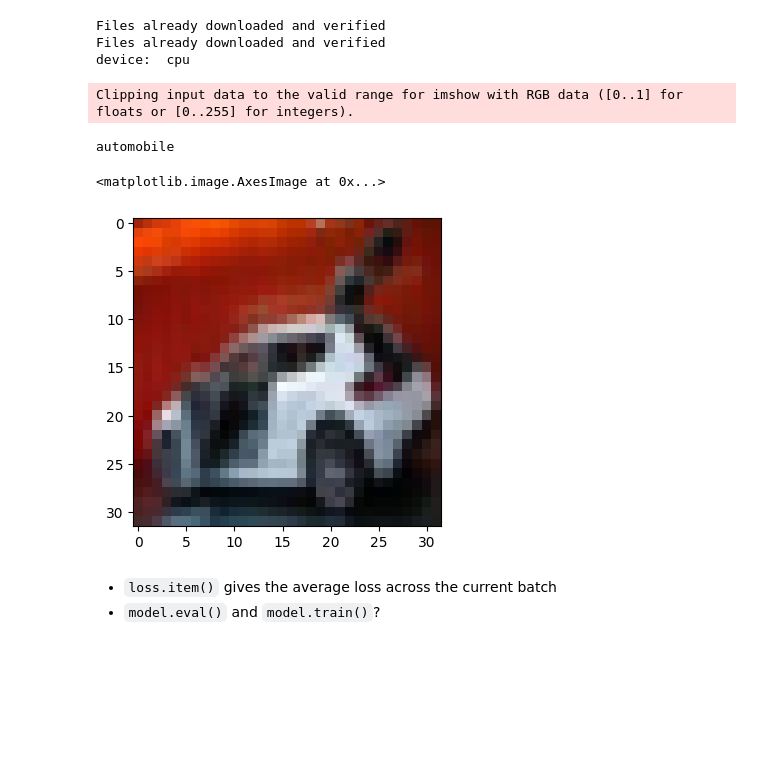
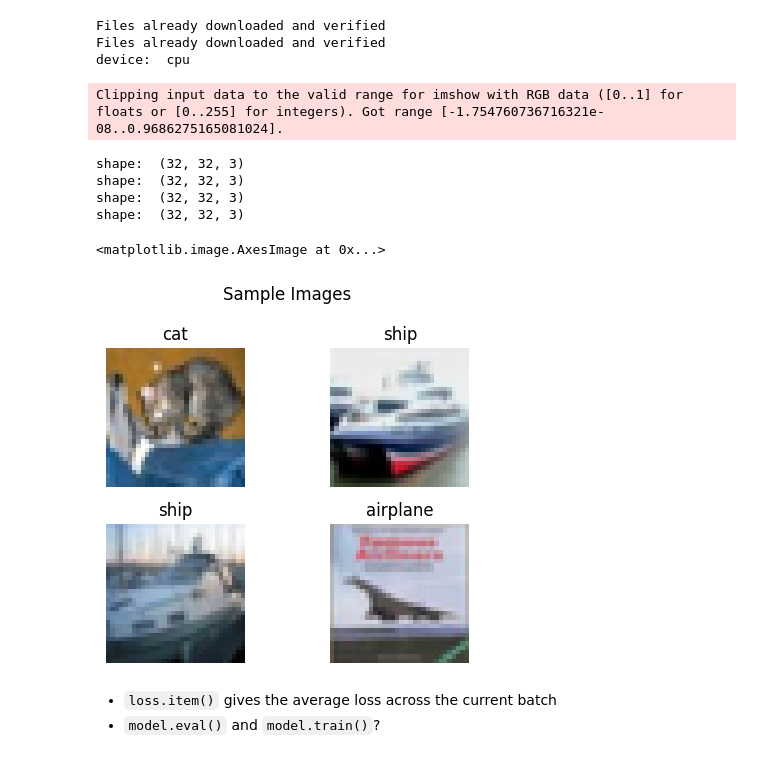
Before and after one commit to RicoJia/Machine_Learning, a Jupyter notebook: models/resnet-50-pretrained.ipynb, the cells around one changed output. Saved outputs shown, nothing was run; the diff lists cells and outputs as text; code cells hidden in the pictures; blank space fills up the shorter version.

```diff
--- a/models/resnet-50-pretrained.ipynb
+++ b/models/resnet-50-pretrained.ipynb
@@ -62,8 +144,8 @@ test_train = transforms.Compose([
 train_data = torchvision.datasets.CIFAR10(root=DATA_DIR, train = True, transform = transform_train, download = True)
 test_data = torchvision.datasets.CIFAR10(root=DATA_DIR, train = False, transform = test_train, download = True)
 
-train_dataloader = torch.utils.data.DataLoader(train_data, batch_size=64, shuffle=True, num_workers=4)
-test_dataloader = torch.utils.data.DataLoader(test_data, batch_size=32, shuffle=False, num_workers=4)
+train_dataloader = torch.utils.data.DataLoader(train_data, batch_size=16, shuffle=True, num_workers=1)
+test_dataloader = torch.utils.data.DataLoader(test_data, batch_size=16, shuffle=False, num_workers=1)
 device = torch.device("cuda:0" if torch.cuda.is_available() else "cpu")
 print("device: ", device)
 # %% [output]
@@ -73,20 +155,31 @@ device:  cpu
 # %%
 class_names = train_data.classes
 def denorm(img):
     m = np.array(mean)
     s = np.array(std)
     img = img.numpy() * s + m
     return img
-id=6
+
+ROWS, CLM=2, 2
+fig, axes = plt.subplots(nrows=ROWS, ncols=CLM)
+fig.suptitle('Sample Images')
 features, labels=next(iter(test_dataloader))
-img = denorm(features[id].permute(1,2,0).squeeze())
-print(class_names[labels[id].item()])
+for i, ax in enumerate(axes.flat):
+    img = denorm(features[i].permute(1,2,0).squeeze())
+    print("shape: ", img.shape)
+    ax.imshow(img)
+    ax.axis("off")
+    ax.set_title(class_names[labels[i].item()])
+plt.tight_layout()
 plt.imshow(img)
 # %% [output]
-Clipping input data to the valid range for imshow with RGB data ([0..1] for floats or [0..255] for integers).
+Clipping input data to the valid range for imshow with RGB data ([0..1] for floats or [0..255] for integers). Got range [-1.754760736716321e-08..0.9686275165081024].
-automobile
+shape:  (32, 32, 3)
+shape:  (32, 32, 3)
+shape:  (32, 32, 3)
+shape:  (32, 32, 3)
 <matplotlib.image.AxesImage at 0x...>
-[figure, old version]
+[figure, new version]
 # %% [markdown]
 - `loss.item()` gives the average loss across the current batch
 - `model.eval()` and `model.train()`?
```
Also changed, not shown: parts of 7 cells of this notebook, 1 other file.
